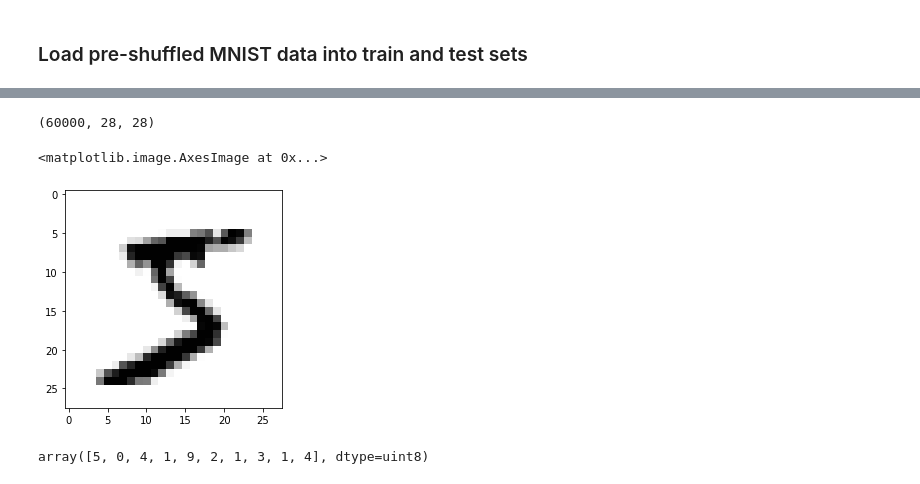
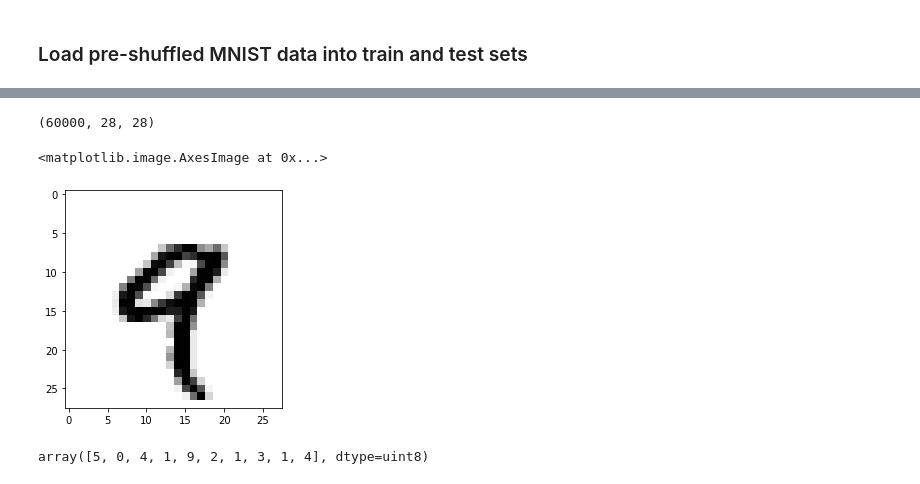
Before and after one commit to Sanket-DataEnt/EIP, a Jupyter notebook: Assignment1/1st_DNN_Assignment1.ipynb, the cells around one changed output, grey strips where cells are left out. Saved outputs shown, nothing was run; the diff lists cells and outputs as text; code cells hidden in the pictures.

```diff
--- a/Assignment1/1st_DNN_Assignment1.ipynb
+++ b/Assignment1/1st_DNN_Assignment1.ipynb
@@ -27,12 +27,12 @@ Downloading data from https://s3.amazonaws.com/img-datasets/mnist.npz
 # %%
 print (X_train.shape)
 from matplotlib import pyplot as plt
 %matplotlib inline
-plt.imshow(X_train[0], cmap = plt.cm.binary)
+plt.imshow(X_train[4], cmap = plt.cm.binary)
 # %% [output]
 (60000, 28, 28)
 <matplotlib.image.AxesImage at 0x...>
-[figure, old version]
+[figure, new version]
 # %%
 X_train = X_train.reshape(X_train.shape[0], 28, 28,1)
 X_test = X_test.reshape(X_test.shape[0], 28, 28,1)
```
Also changed, not shown: parts of 1 cell of this notebook.
